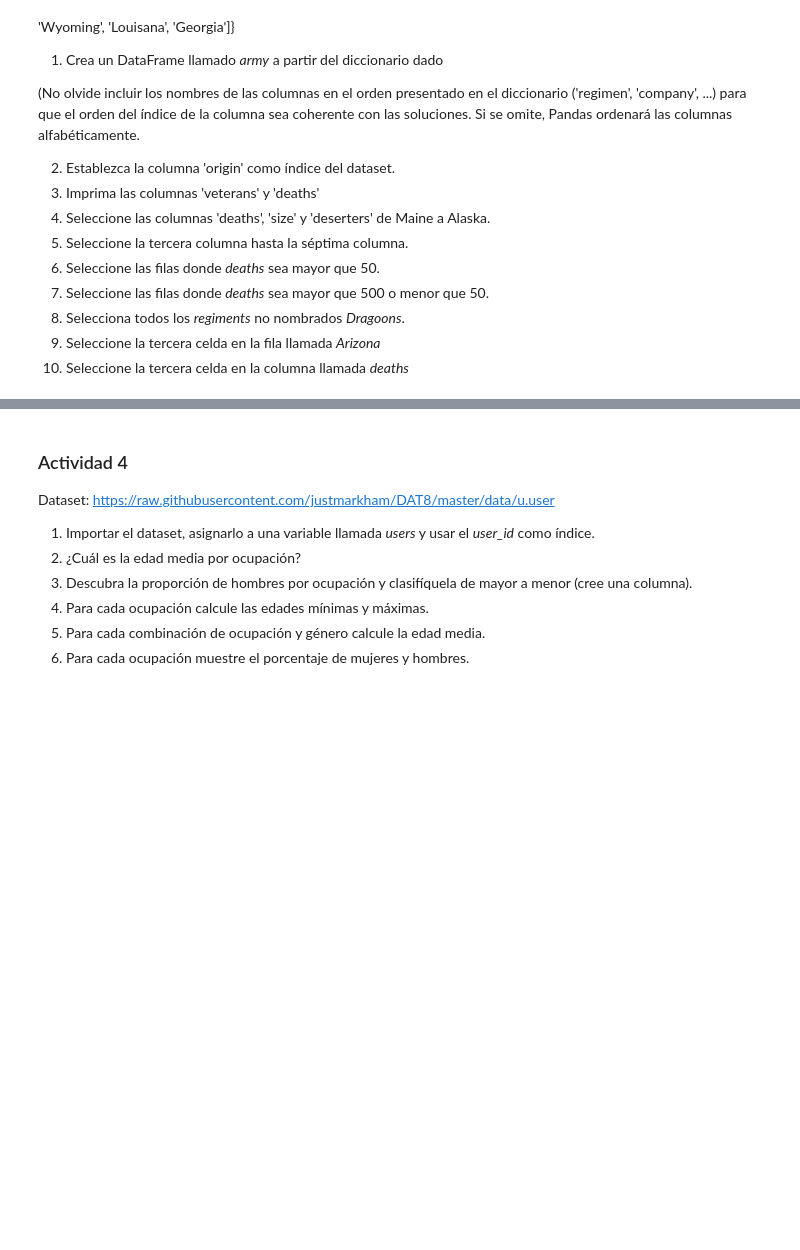
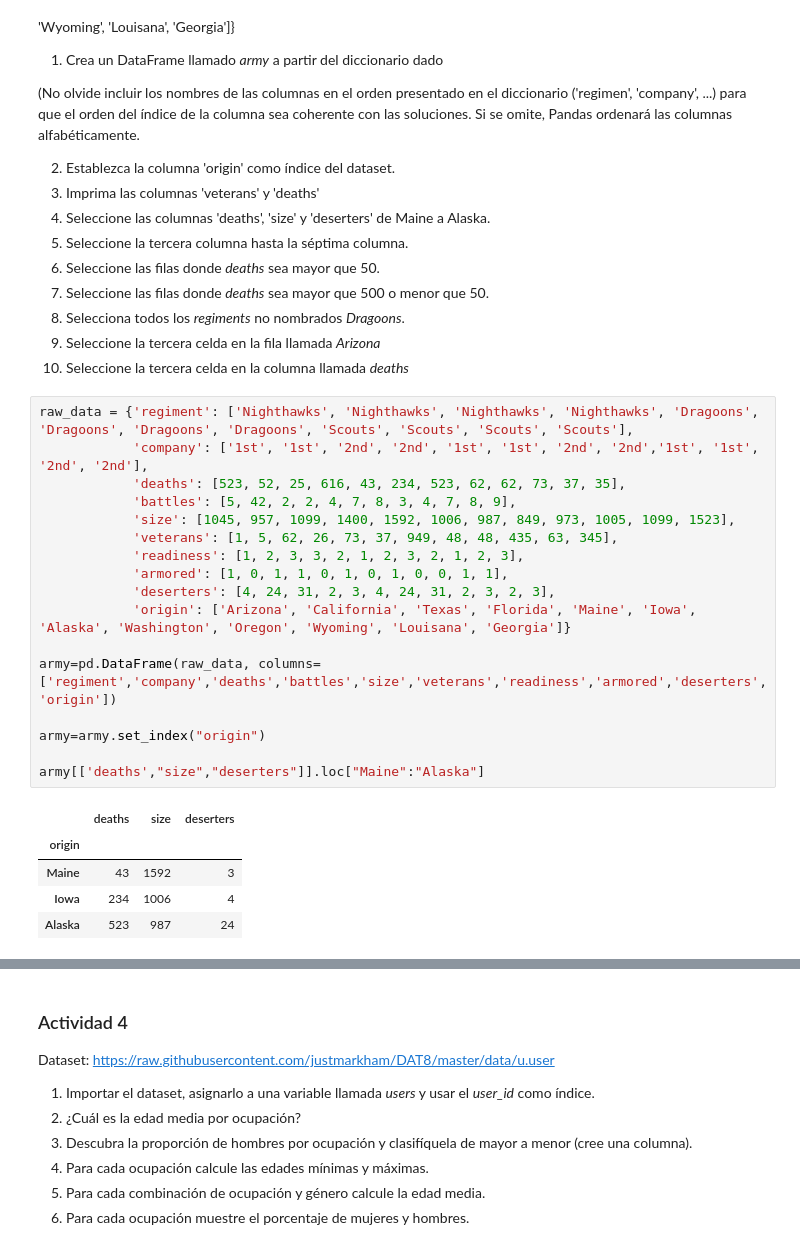
Before and after one commit to darioblandon/Curso1, a Jupyter notebook: S3/Taller_3.ipynb, the cells around one changed output, grey strips where cells are left out. Cells and saved outputs as stored; diff of their text form; blank space fills up the shorter version.

```diff
--- a/S3/Taller_3.ipynb
+++ b/S3/Taller_3.ipynb
@@ -445,3 +510,26 @@ raw_data = {'regiment': ['Nighthawks', 'Nighthawks', 'Nighthawks', 'Nighthawks',
 8. Selecciona todos los *regiments* no nombrados *Dragoons*.
 9. Seleccione la tercera celda en la fila llamada *Arizona*
 10. Seleccione la tercera celda en la columna llamada *deaths*
+# %%
+raw_data = {'regiment': ['Nighthawks', 'Nighthawks', 'Nighthawks', 'Nighthawks', 'Dragoons', 'Dragoons', 'Dragoons', 'Dragoons', 'Scouts', 'Scouts', 'Scouts', 'Scouts'],
+            'company': ['1st', '1st', '2nd', '2nd', '1st', '1st', '2nd', '2nd','1st', '1st', '2nd', '2nd'],
+            'deaths': [523, 52, 25, 616, 43, 234, 523, 62, 62, 73, 37, 35],
+            'battles': [5, 42, 2, 2, 4, 7, 8, 3, 4, 7, 8, 9],
+            'size': [1045, 957, 1099, 1400, 1592, 1006, 987, 849, 973, 1005, 1099, 1523],
+            'veterans': [1, 5, 62, 26, 73, 37, 949, 48, 48, 435, 63, 345],
+            'readiness': [1, 2, 3, 3, 2, 1, 2, 3, 2, 1, 2, 3],
+            'armored': [1, 0, 1, 1, 0, 1, 0, 1, 0, 0, 1, 1],
+            'deserters': [4, 24, 31, 2, 3, 4, 24, 31, 2, 3, 2, 3],
+            'origin': ['Arizona', 'California', 'Texas', 'Florida', 'Maine', 'Iowa', 'Alaska', 'Washington', 'Oregon', 'Wyoming', 'Louisana', 'Georgia']}
+
+army=pd.DataFrame(raw_data, columns=['regiment','company','deaths','battles','size','veterans','readiness','armored','deserters','origin'])
+
+army=army.set_index("origin")
+
+army[['deaths',"size","deserters"]].loc["Maine":"Alaska"]
+# %% [output]
+|  | deaths | size | deserters |
+| origin |  |  |  |
+| Maine | 43 | 1592 | 3 |
+| Iowa | 234 | 1006 | 4 |
+| Alaska | 523 | 987 | 24 |
```
Also changed, not shown: parts of 4 cells of this notebook.
